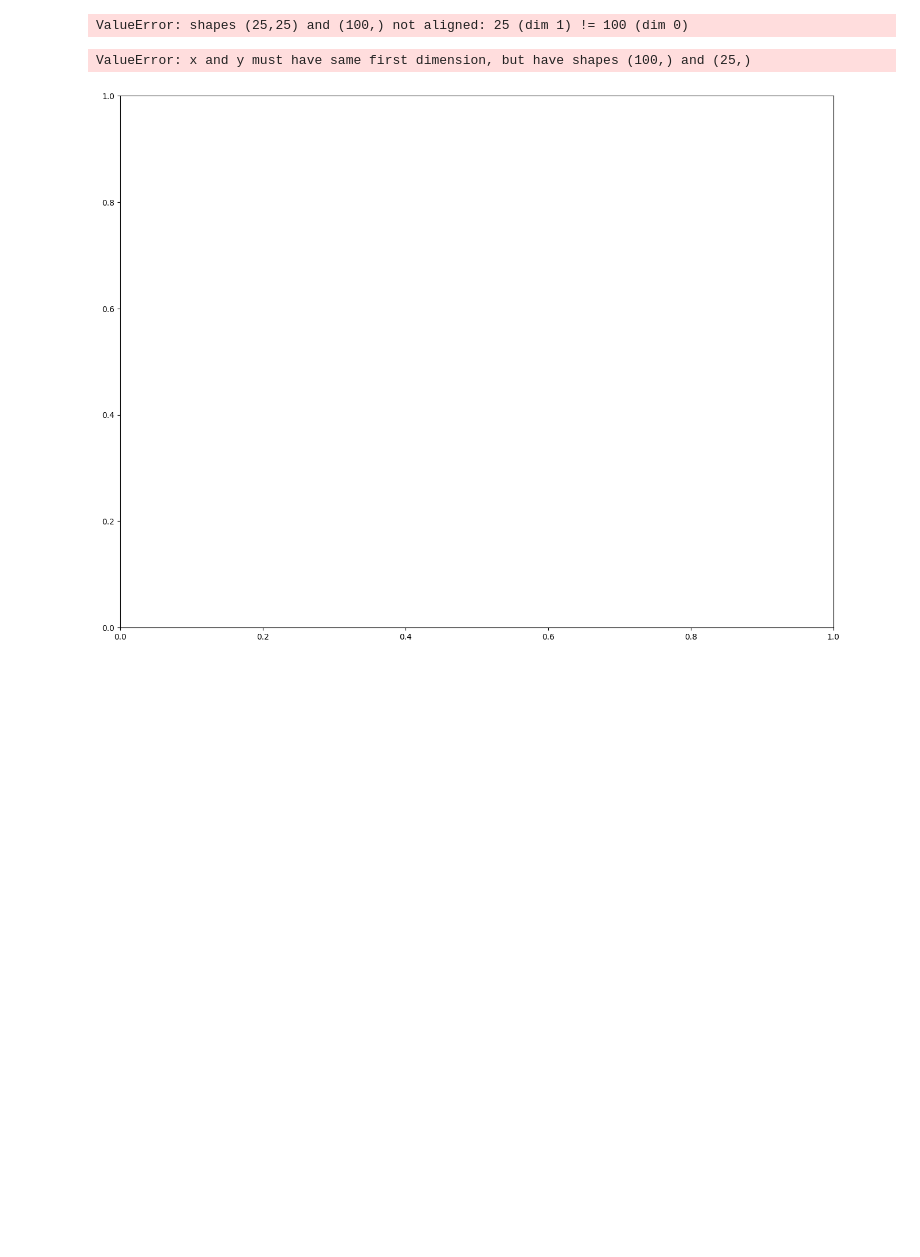
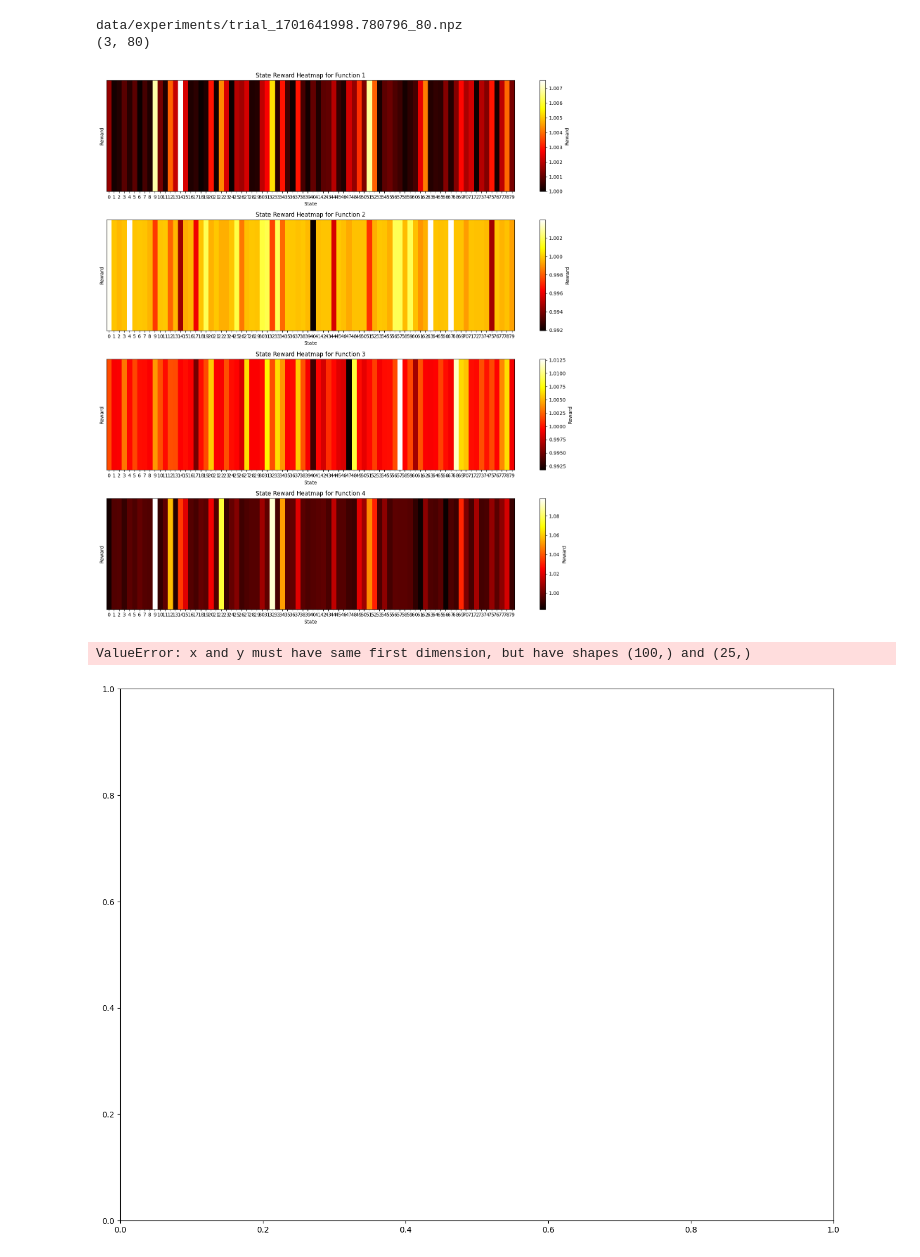
Before and after one commit to isabelkim/MI-IRL-KP, a Jupyter notebook: mdp.ipynb, the cells around one changed output. Drawn from its saved outputs; the diff is of its cells as text; code cells hidden in the pictures; blank space fills up the shorter version.

```diff
--- a/mdp.ipynb
+++ b/mdp.ipynb
@@ -118,5 +188,4 @@ _, soft_pi = find_policy(p_transition, reward_single, states)
 # %%
-with np.load('data/experiments/trial_1701044578.786054.npz') as data:
-    rho = data['rho']
-    u = data['u']
-    theta = data['theta']
+with np.load("data/experiments/trial_1701143809.049189_25.npz") as data:
+    print(data['theta'].shape)
+    print(data['theta'])
@@ -191,7 +210,44 @@ def plot_dist(dir_name):
-# %%
-plot_dist("data/experiments/")
-# %% [output]
-ValueError: shapes (25,25) and (100,) not aligned: 25 (dim 1) != 100 (dim 0)
+# %%
+def plot_reward_plots():
+    for root, dirs, files in os.walk("data/experiments"):
+        for i, file in enumerate(files):
+
+            filename = os.path.join(root, file)
+            print(filename)
+            rewards = []
+            with np.load(os.path.join(root, file)) as data:
+
+                rho = data['rho']
+                u = data['u']
+                theta = data['theta']
+
+                states = filename.split("_")[2]
+                states = int(states.split(".")[0])
+                state_encoder = OneHotEncoder(sparse=False, categories= [np.arange(states)])
+
+                features = state_encoder.fit_transform(np.arange(states).reshape(-1, 1))
+
+                single_intent_reward = None
+
+                with np.load(f"data/results/single_intent_{states}.npz") as d:
+                    single_intent_reward = d['reward']
+
+
+                rewards = [single_intent_reward]
+
+                for t in data['theta']:
+                    reward_expert = features.dot(t)
+                    rewards.append(reward_expert)
+
+                rewards = np.array(rewards)
+
+                plot_multiple_reward_heatmaps(rewards)
+# %%
+plot_reward_plots()
+# %% [output]
+data/experiments/trial_1701641998.780796_80.npz
+(3, 80)
+[figure, added]
 # %%
 def plot_reward(dir_name):
     for root, dirs, files in os.walk(dir_name):
```
Also changed, not shown: parts of 28 cells of this notebook, 1 other file.
